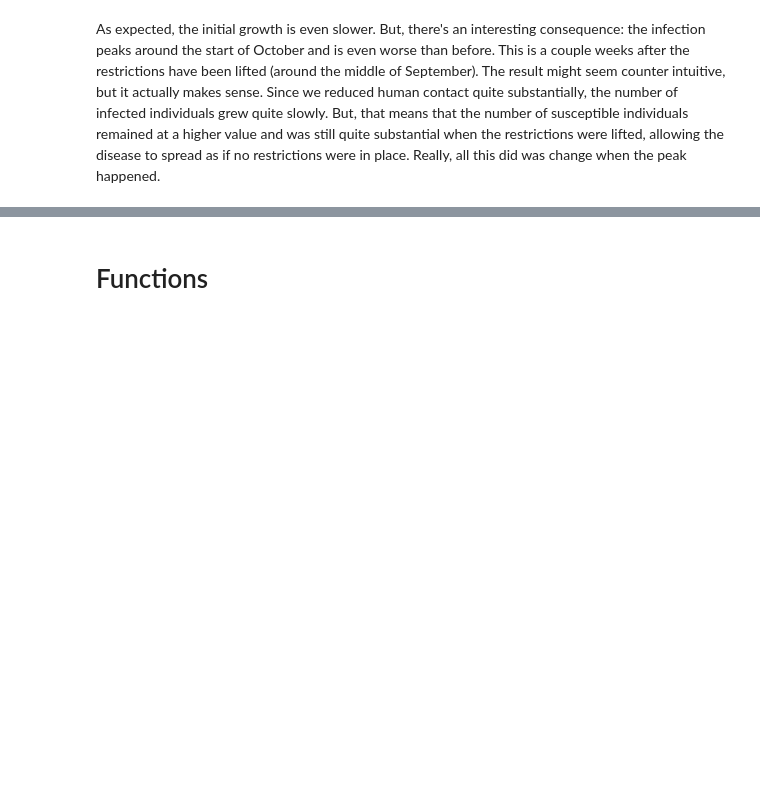
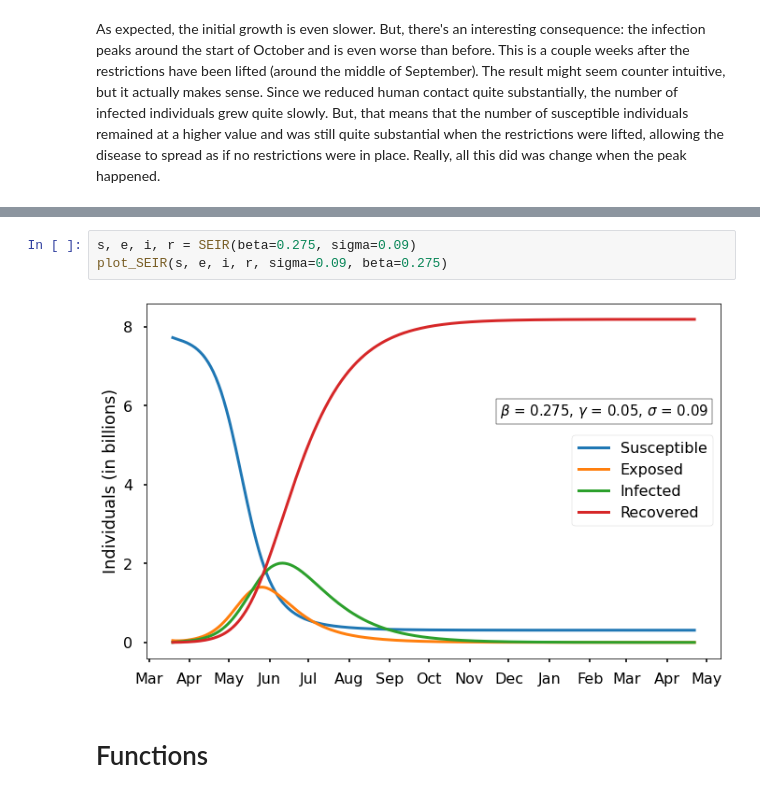
Before and after one commit to benjaminwarner/senior-project, a Jupyter notebook: SIR_Modeling.ipynb, the cells around one changed output, grey strips where cells are left out. Cells and saved outputs as stored; diff of their text form; blank space fills up the shorter version.

Commit message:
Initial work for SEIR modeling.

```diff
--- a/SIR_Modeling.ipynb
+++ b/SIR_Modeling.ipynb
@@ -241,3 +220,8 @@ plt.ylim(-0.01, 1.1)
+# %%
+s, e, i, r = SEIR(beta=0.275, sigma=0.09)
+plot_SEIR(s, e, i, r, sigma=0.09, beta=0.275)
+# %% [output]
+[figure, added]
 # %% [markdown]
 # Functions
 # %%
```
Also changed, not shown: parts of 6 cells of this notebook.
